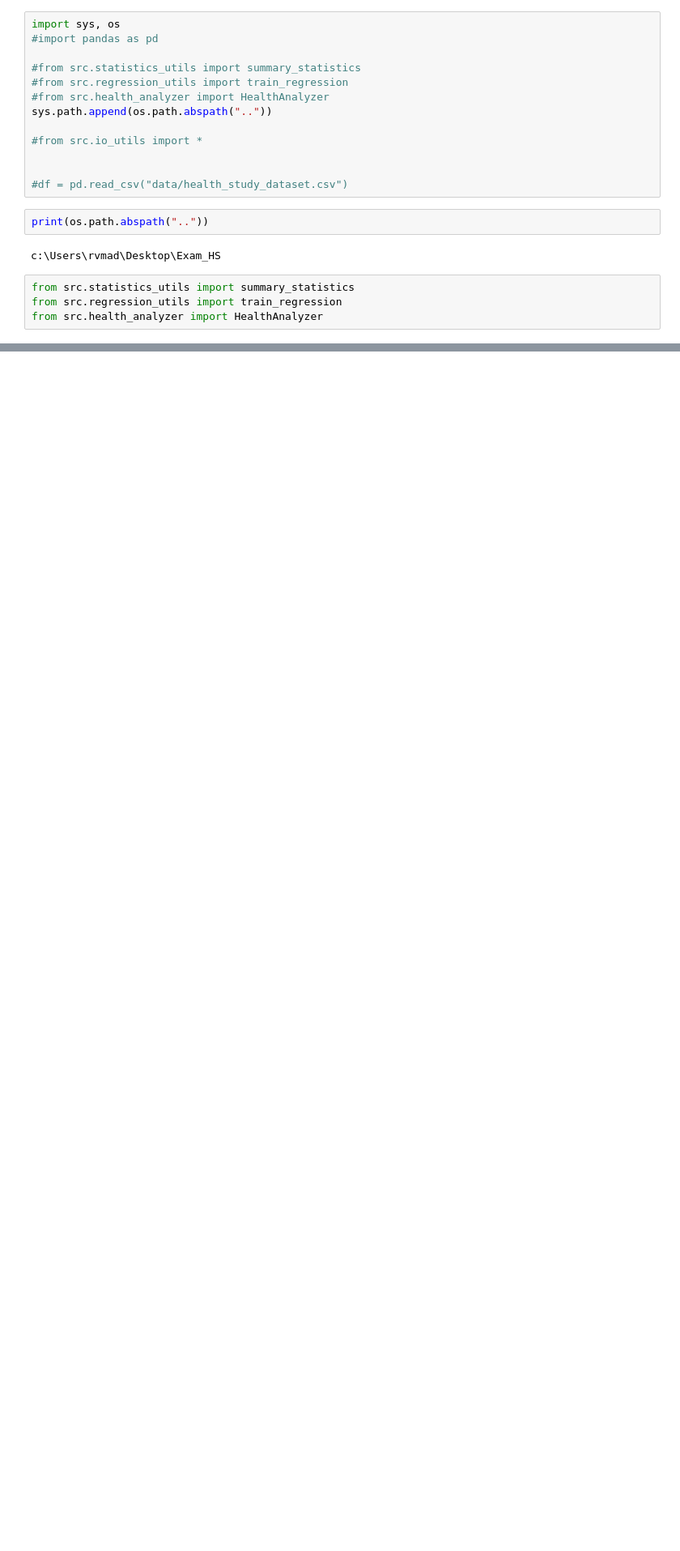
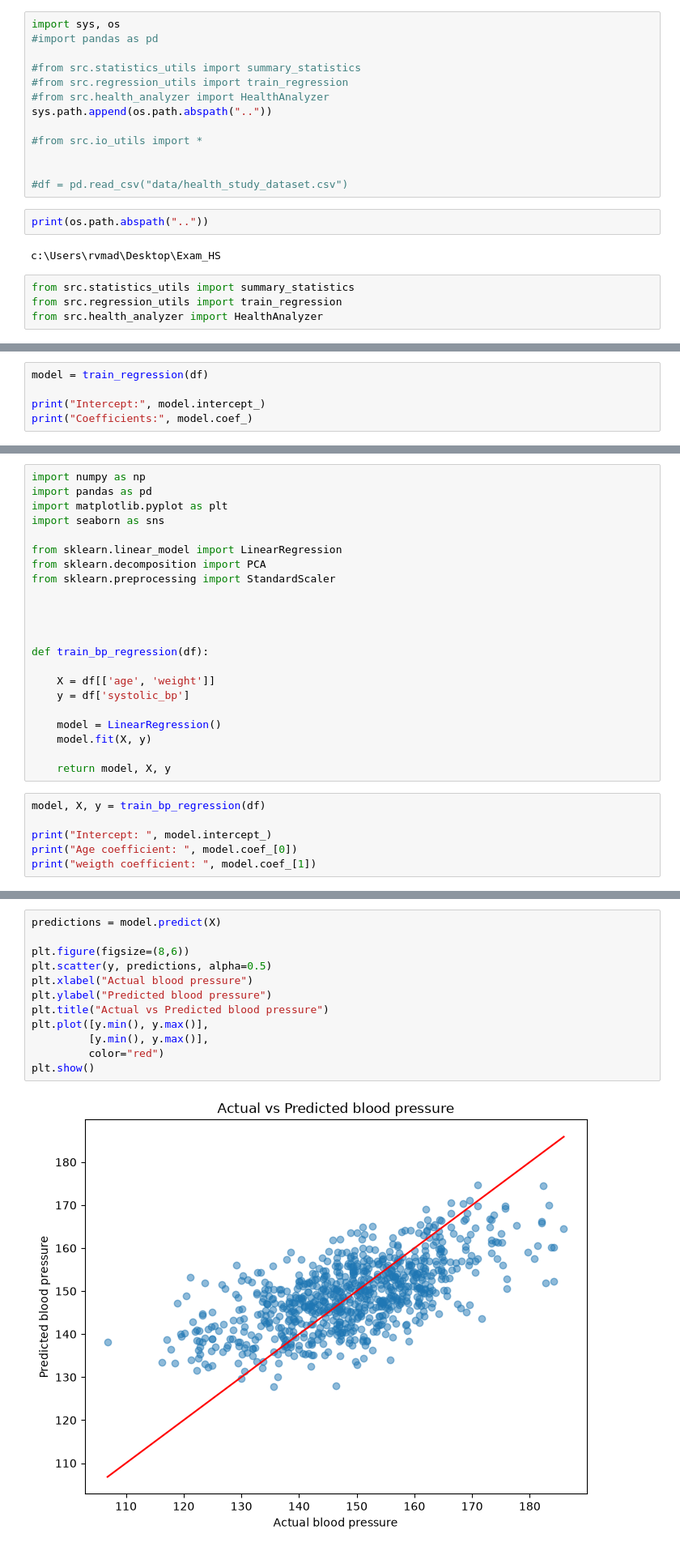
Before and after one commit to MadhaviKolli/Exam_healthstudy, a Jupyter notebook: notebook/health_analysis.ipynb, the cells around one changed output, grey strips where cells are left out. Shown at 81% size. Cells and saved outputs as stored; diff of their text form; blank space fills up the shorter version.

```diff
--- a/notebook/health_analysis.ipynb
+++ b/notebook/health_analysis.ipynb
@@ -68,0 +38,5 @@ for root, dirs, files in os.walk("."):
+# %%
+model = train_regression(df)
+
+print("Intercept:", model.intercept_)
+print("Coefficients:", model.coef_)
@@ -68,0 +79,28 @@ for root, dirs, files in os.walk("."):
+# %%
+import numpy as np
+import pandas as pd
+import matplotlib.pyplot as plt
+import seaborn as sns
+
+from sklearn.linear_model import LinearRegression
+from sklearn.decomposition import PCA
+from sklearn.preprocessing import StandardScaler
+
+
+
+
+def train_bp_regression(df):
+
+    X = df[['age', 'weight']]
+    y = df['systolic_bp']
+
+    model = LinearRegression()
+    model.fit(X, y)
+
+    return model, X, y
+# %%
+model, X, y = train_bp_regression(df)
+
+print("Intercept: ", model.intercept_)
+print("Age coefficient: ", model.coef_[0])
+print("weigth coefficient: ", model.coef_[1])
@@ -68,0 +111,14 @@ for root, dirs, files in os.walk("."):
+# %%
+predictions = model.predict(X)
+
+plt.figure(figsize=(8,6))
+plt.scatter(y, predictions, alpha=0.5)
+plt.xlabel("Actual blood pressure")
+plt.ylabel("Predicted blood pressure")
+plt.title("Actual vs Predicted blood pressure")
+plt.plot([y.min(), y.max()],
+         [y.min(), y.max()],
+         color="red")
+plt.show()
+# %% [output]
+[figure, added]
```
Also changed, not shown: parts of 31 cells of this notebook.
